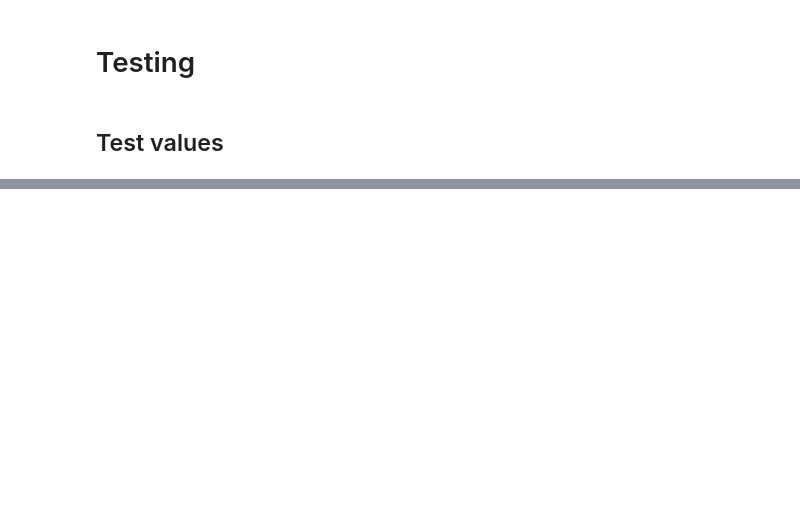
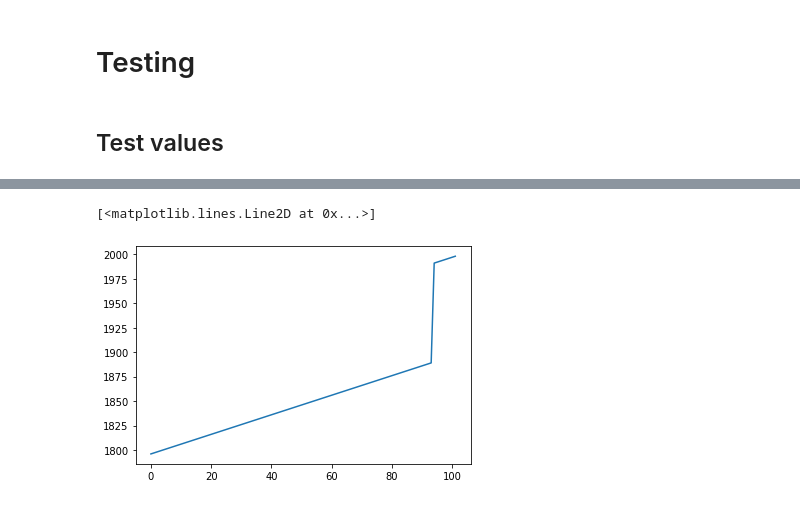
Before and after one commit to Don-Burns/Masters_Project, a Jupyter notebook: code/Optimisation.ipynb, the cells around one changed output, grey strips where cells are left out. Cells and saved outputs as stored; diff of their text form; code cells hidden in the pictures; blank space fills up the shorter version.

Commit message:
bringing notebooks up to date before trying to impliment new line of thinking for the models

```diff
--- a/code/Optimisation.ipynb
+++ b/code/Optimisation.ipynb
@@ -484,0 +492,15 @@ True
+# %%
+# check for shrinking
+print(mass[alpha])
+print(mass[-1])
+mass[alpha] > mass[-1] # if true then the fish is shrinking
+
+store =[]
+for i, m in enumerate(mass):
+    if i == 0:
+        None
+    elif m < mass[i-1]:
+        print("shrank at: ", i-1)
+        store.append(i-1)
+    else:
+        None
@@ -484,0 +525,8 @@ True
+# %%
+mass[300:310]
+mass[store[:100]]
+plt.figure()
+plt.plot(store)
+# %% [output]
+[<matplotlib.lines.Line2D at 0x...>]
+[figure, added]
```
Also changed, not shown: parts of 19 cells of this notebook, 3 other files.
